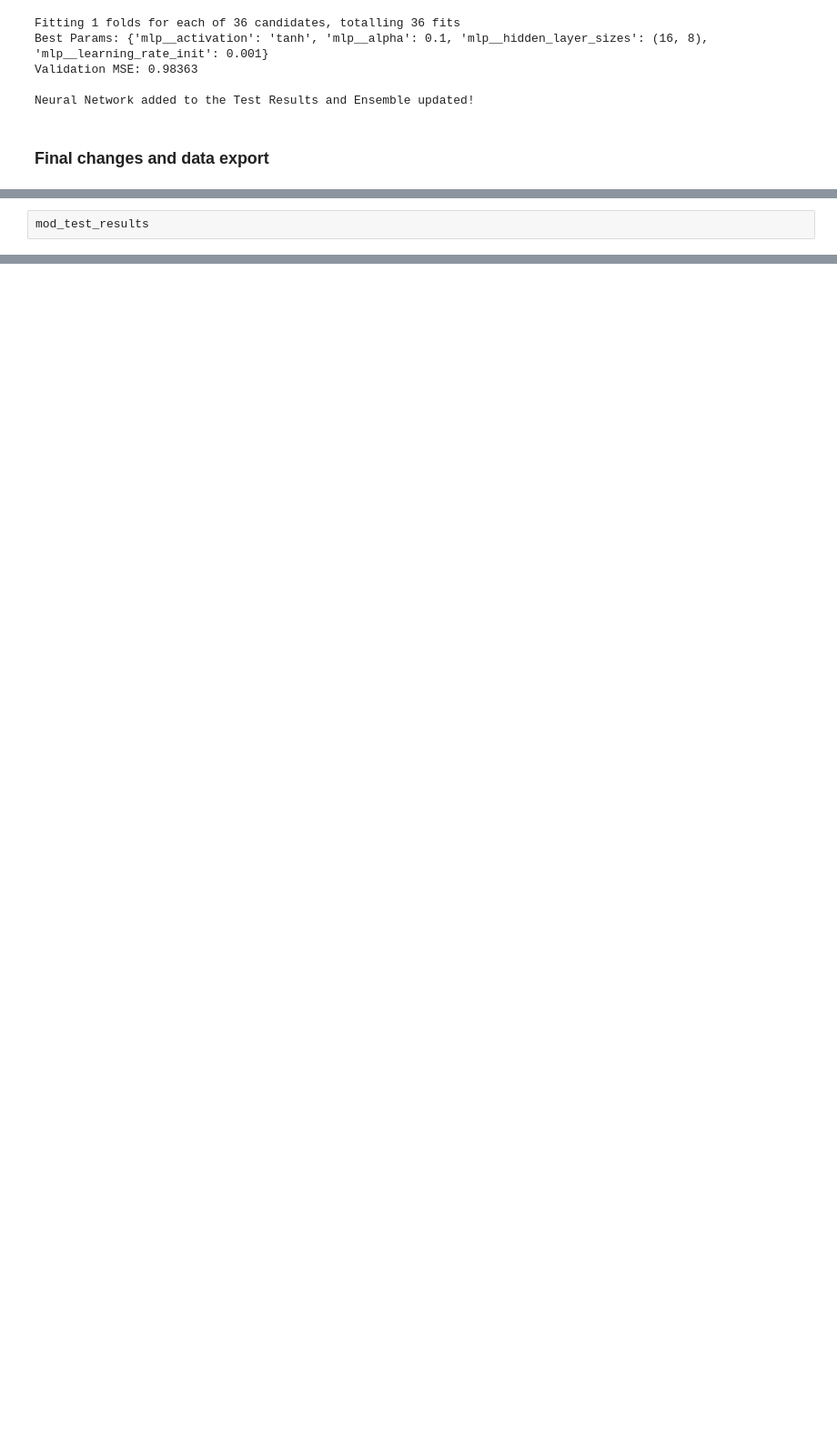
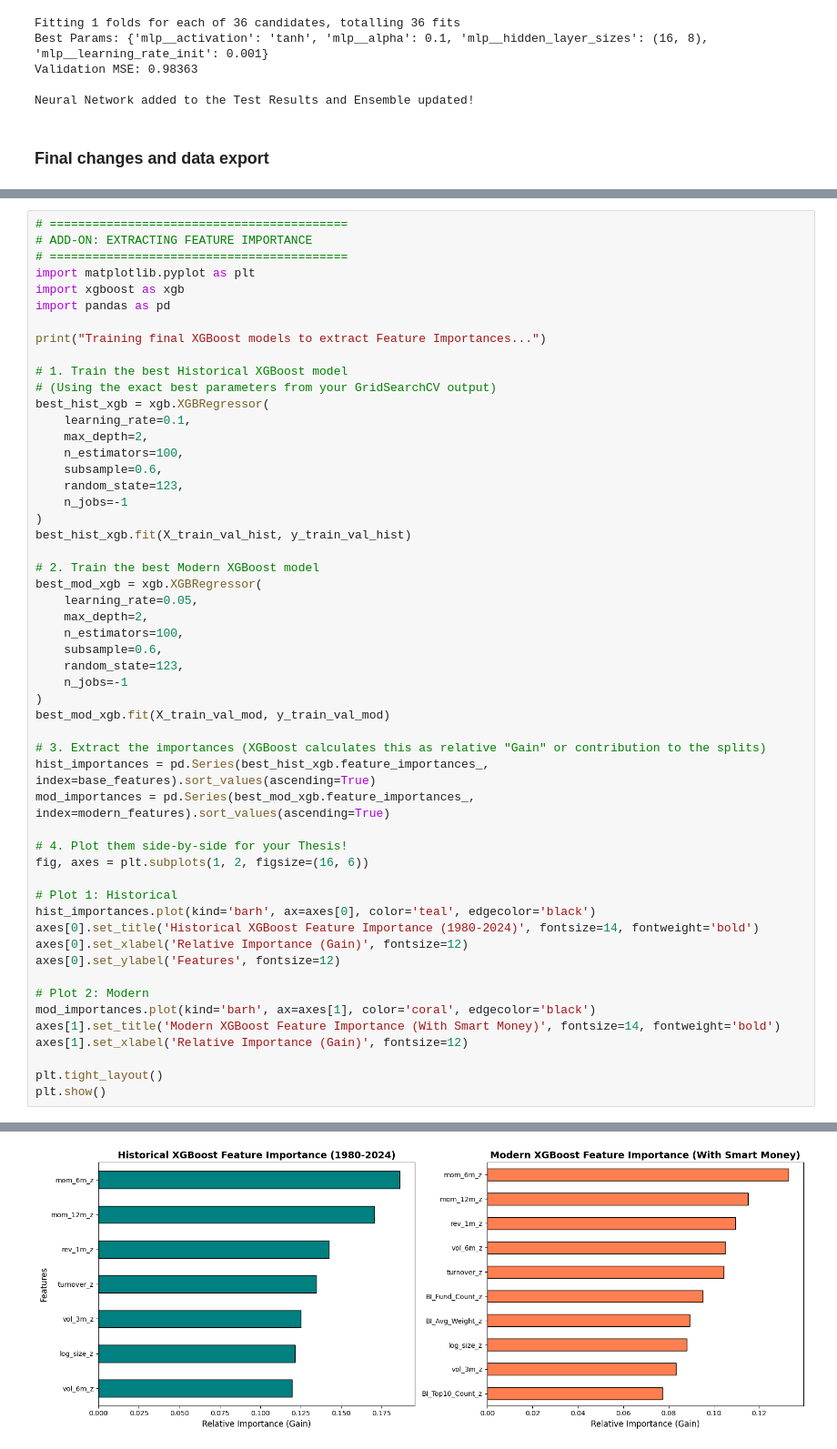
Before and after one commit to DonKubini/Man-vs.-Machine-on-the-Oslo-B-rs, a Jupyter notebook: Python files/Machine learning.ipynb, the cells around one changed output, grey strips where cells are left out. Shown at 91% size. Drawn from its saved outputs; the diff is of its cells as text; blank space fills up the shorter version.

```diff
--- a/Python files/Machine learning.ipynb
+++ b/Python files/Machine learning.ipynb
@@ -473,3 +466,54 @@ Date range of the investable universe: 2022-01-31 00:00:00 to 2024-12-31 00:00:0
 # %%
-mod_test_results
+# ==========================================
+# ADD-ON: EXTRACTING FEATURE IMPORTANCE
+# ==========================================
+import matplotlib.pyplot as plt
+import xgboost as xgb
+import pandas as pd
+
+print("Training final XGBoost models to extract Feature Importances...")
+
+# 1. Train the best Historical XGBoost model
+# (Using the exact best parameters from your GridSearchCV output)
+best_hist_xgb = xgb.XGBRegressor(
+    learning_rate=0.1,
+    max_depth=2,
+    n_estimators=100,
+    subsample=0.6,
+    random_state=123,
+    n_jobs=-1
+)
+best_hist_xgb.fit(X_train_val_hist, y_train_val_hist)
+
+# 2. Train the best Modern XGBoost model
+best_mod_xgb = xgb.XGBRegressor(
+    learning_rate=0.05,
+    max_depth=2,
+    n_estimators=100,
+    subsample=0.6,
+    random_state=123,
+    n_jobs=-1
+)
+best_mod_xgb.fit(X_train_val_mod, y_train_val_mod)
+
+# 3. Extract the importances (XGBoost calculates this as relative "Gain" or contribution to the splits)
+hist_importances = pd.Series(best_hist_xgb.feature_importances_, index=base_features).sort_values(ascending=True)
+mod_importances = pd.Series(best_mod_xgb.feature_importances_, index=modern_features).sort_values(ascending=True)
+
+# 4. Plot them side-by-side for your Thesis!
+fig, axes = plt.subplots(1, 2, figsize=(16, 6))
+
+# Plot 1: Historical
+hist_importances.plot(kind='barh', ax=axes[0], color='teal', edgecolor='black')
+axes[0].set_title('Historical XGBoost Feature Importance (1980-2024)', fontsize=14, fontweight='bold')
+axes[0].set_xlabel('Relative Importance (Gain)', fontsize=12)
+axes[0].set_ylabel('Features', fontsize=12)
+
+# Plot 2: Modern
+mod_importances.plot(kind='barh', ax=axes[1], color='coral', edgecolor='black')
+axes[1].set_title('Modern XGBoost Feature Importance (With Smart Money)', fontsize=14, fontweight='bold')
+axes[1].set_xlabel('Relative Importance (Gain)', fontsize=12)
+
+plt.tight_layout()
+plt.show()
 # %% [output]
@@ -488,0 +521 @@ mod_test_results
+[figure, added]
```
Also changed, not shown: parts of 4 cells of this notebook, 4 other files.
